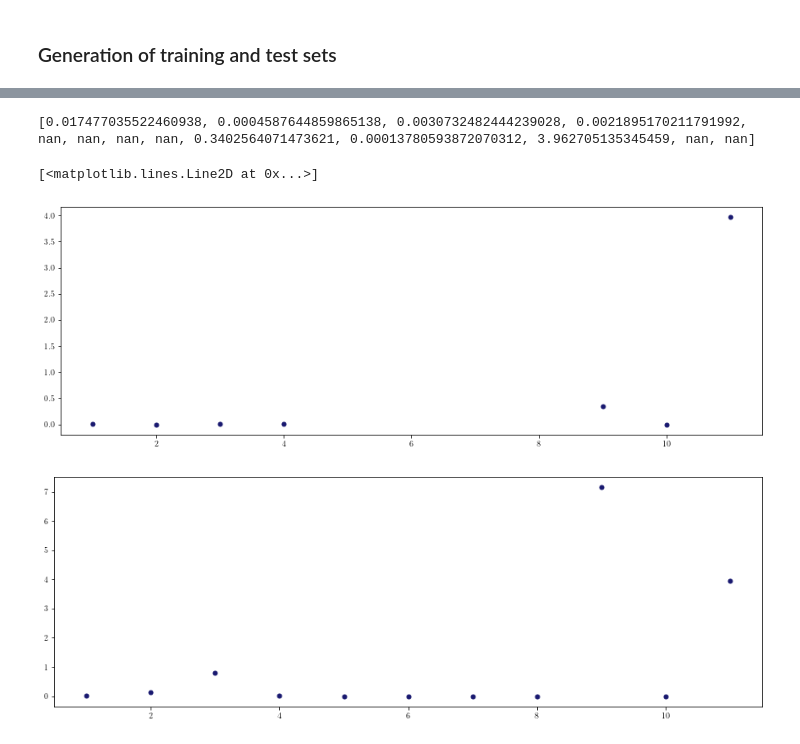
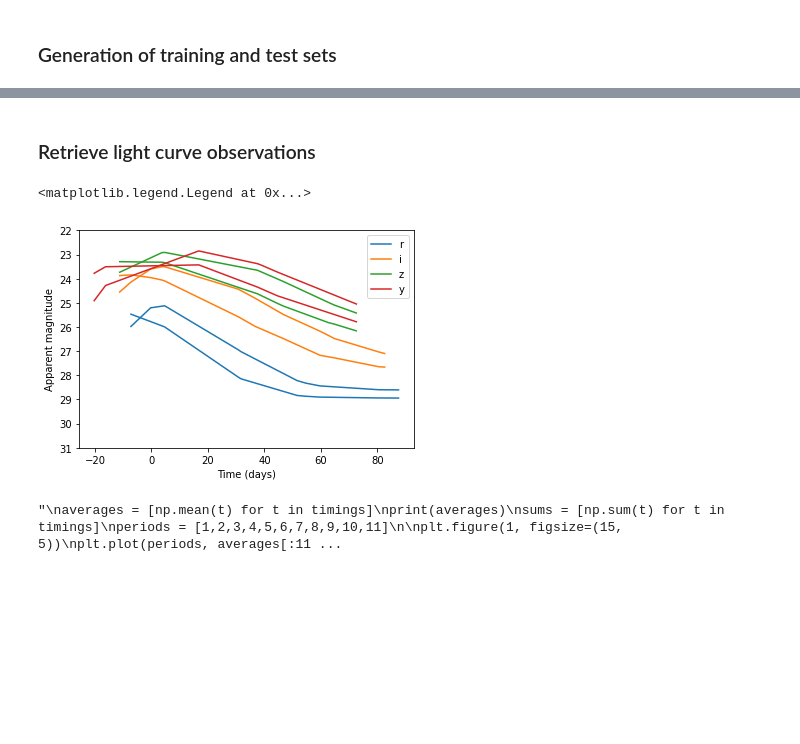
Before and after one commit to Nikki1510/lensed_supernova_simulator_tool, a Jupyter notebook: src/generate_data.ipynb, the cells around one changed output, grey strips where cells are left out. Cells and saved outputs as stored; diff of their text form; code cells hidden in the pictures; blank space fills up the shorter version.

```diff
--- a/src/generate_data.ipynb
+++ b/src/generate_data.ipynb
@@ -118,4 +115,38 @@ Number of attempts:  156
+# %% [markdown]
+### Retrieve light curve observations
+# %%
+times = np.array(df['obs_times'][0])
+bands = np.array(df['obs_bands'][0])
+mags = df['brightness_obs'][0]
+
+mask_r = np.where(bands == 'r')
+mask_i = np.where(bands == 'i')
+mask_z = np.where(bands == 'z')
+mask_y = np.where(bands == 'y')
+
+plt.figure()
+plt.plot(times[mask_r], mags[:,0][mask_r], color='C0', label="r")
+plt.plot(times[mask_r], mags[:,1][mask_r], color='C0')
+
+plt.plot(times[mask_i], mags[:,0][mask_i], color='C1', label="i")
+plt.plot(times[mask_i], mags[:,1][mask_i], color='C1')
+
+plt.plot(times[mask_z], mags[:,0][mask_z], color='C2', label="z")
+plt.plot(times[mask_z], mags[:,1][mask_z], color='C2')
+
+plt.plot(times[mask_y], mags[:,0][mask_y], color='C3', label="y")
+plt.plot(times[mask_y], mags[:,1][mask_y], color='C3')
+
+plt.ylim(31, 22)
+plt.ylabel("Apparent magnitude")
+plt.xlabel("Time (days)")
+plt.legend()
+# %% [output]
+<matplotlib.legend.Legend at 0x...>
+[figure, added]
 # %%
+
+"""
 averages = [np.mean(t) for t in timings]
 print(averages)
 sums = [np.sum(t) for t in timings]
@@ -126,9 +157,7 @@ plt.plot(periods, averages[:11], '.', ms=10, color='midnightblue')
 
 plt.figure(2, figsize=(15, 5))
 plt.plot(periods, sums[:11], '.', ms=10, color='midnightblue')
+"""
 # %% [output]
-[0.017477035522460938, 0.0004587644859865138, 0.0030732482444239028, 0.0021895170211791992, nan, nan, nan, nan, 0.3402564071473621, 0.00013780593872070312, 3.962705135345459, nan, nan]
+"\naverages = [np.mean(t) for t in timings]\nprint(averages)\nsums = [np.sum(t) for t in timings]\nperiods = [1,2,3,4,5,6,7,8,9,10,11]\n\nplt.figure(1, figsize=(15, 5))\nplt.plot(periods, averages[:11 ...
-[<matplotlib.lines.Line2D at 0x...>]
-[figure, removed]
-[figure, removed]
 # %%
```
Also changed, not shown: parts of 7 cells of this notebook, 2 other files.
